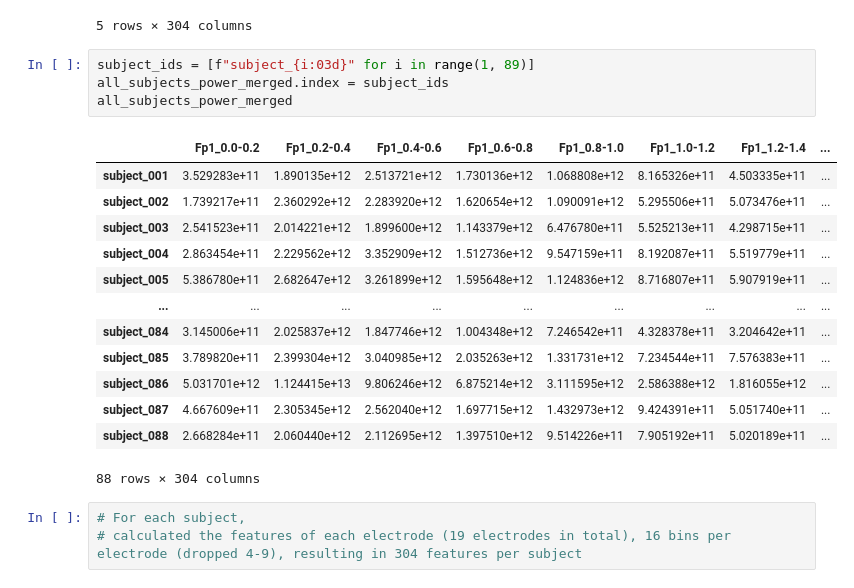
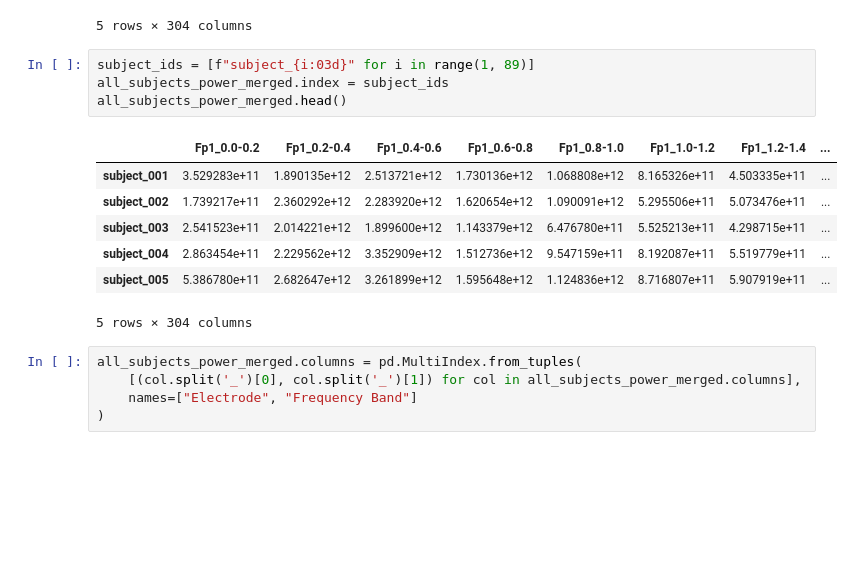
Before and after one commit to shiwei819/AD_Brainwave_Classification, a Jupyter notebook: features_fft.ipynb, the cells around one changed output. Drawn from its saved outputs; the diff is of its cells as text; blank space fills up the shorter version.

```diff
--- a/features_fft.ipynb
+++ b/features_fft.ipynb
@@ -139,21 +138,17 @@ all_subjects_power_merged.head()
 # %%
 subject_ids = [f"subject_{i:03d}" for i in range(1, 89)]
 all_subjects_power_merged.index = subject_ids
-all_subjects_power_merged
+all_subjects_power_merged.head()
 # %% [output]
 |  | Fp1_0.0-0.2 | Fp1_0.2-0.4 | Fp1_0.4-0.6 | Fp1_0.6-0.8 | Fp1_0.8-1.0 | Fp1_1.0-1.2 | Fp1_1.2-1.4 | ... |
 | subject_001 | 3.529283e+11 | 1.890135e+12 | 2.513721e+12 | 1.730136e+12 | 1.068808e+12 | 8.165326e+11 | 4.503335e+11 | ... |
 | subject_002 | 1.739217e+11 | 2.360292e+12 | 2.283920e+12 | 1.620654e+12 | 1.090091e+12 | 5.295506e+11 | 5.073476e+11 | ... |
 | subject_003 | 2.541523e+11 | 2.014221e+12 | 1.899600e+12 | 1.143379e+12 | 6.476780e+11 | 5.525213e+11 | 4.298715e+11 | ... |
 | subject_004 | 2.863454e+11 | 2.229562e+12 | 3.352909e+12 | 1.512736e+12 | 9.547159e+11 | 8.192087e+11 | 5.519779e+11 | ... |
 | subject_005 | 5.386780e+11 | 2.682647e+12 | 3.261899e+12 | 1.595648e+12 | 1.124836e+12 | 8.716807e+11 | 5.907919e+11 | ... |
-| ... | ... | ... | ... | ... | ... | ... | ... | ... |
-| subject_084 | 3.145006e+11 | 2.025837e+12 | 1.847746e+12 | 1.004348e+12 | 7.246542e+11 | 4.328378e+11 | 3.204642e+11 | ... |
-| subject_085 | 3.789820e+11 | 2.399304e+12 | 3.040985e+12 | 2.035263e+12 | 1.331731e+12 | 7.234544e+11 | 7.576383e+11 | ... |
-| subject_086 | 5.031701e+12 | 1.124415e+13 | 9.806246e+12 | 6.875214e+12 | 3.111595e+12 | 2.586388e+12 | 1.816055e+12 | ... |
-| subject_087 | 4.667609e+11 | 2.305345e+12 | 2.562040e+12 | 1.697715e+12 | 1.432973e+12 | 9.424391e+11 | 5.051740e+11 | ... |
-| subject_088 | 2.668284e+11 | 2.060440e+12 | 2.112695e+12 | 1.397510e+12 | 9.514226e+11 | 7.905192e+11 | 5.020189e+11 | ... |
-88 rows × 304 columns
+5 rows × 304 columns
-# %%
-# For each subject,
-# calculated the features of each electrode (19 electrodes in total), 16 bins per electrode (dropped 4-9), resulting in 304 features per subject
+# %%
+all_subjects_power_merged.columns = pd.MultiIndex.from_tuples(
+    [(col.split('_')[0], col.split('_')[1]) for col in all_subjects_power_merged.columns],
+    names=["Electrode", "Frequency Band"]
+)
```
Also changed, not shown: parts of 4 cells of this notebook, 1 other file.
